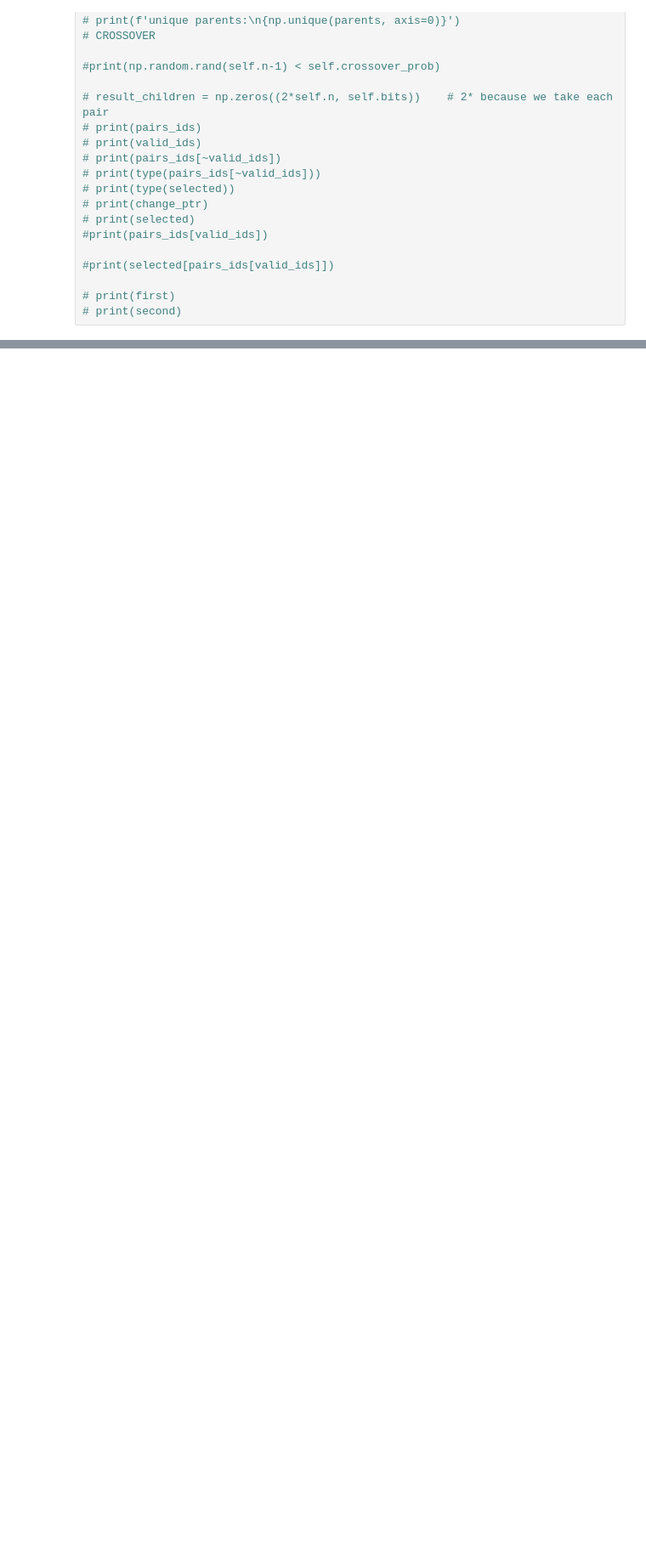
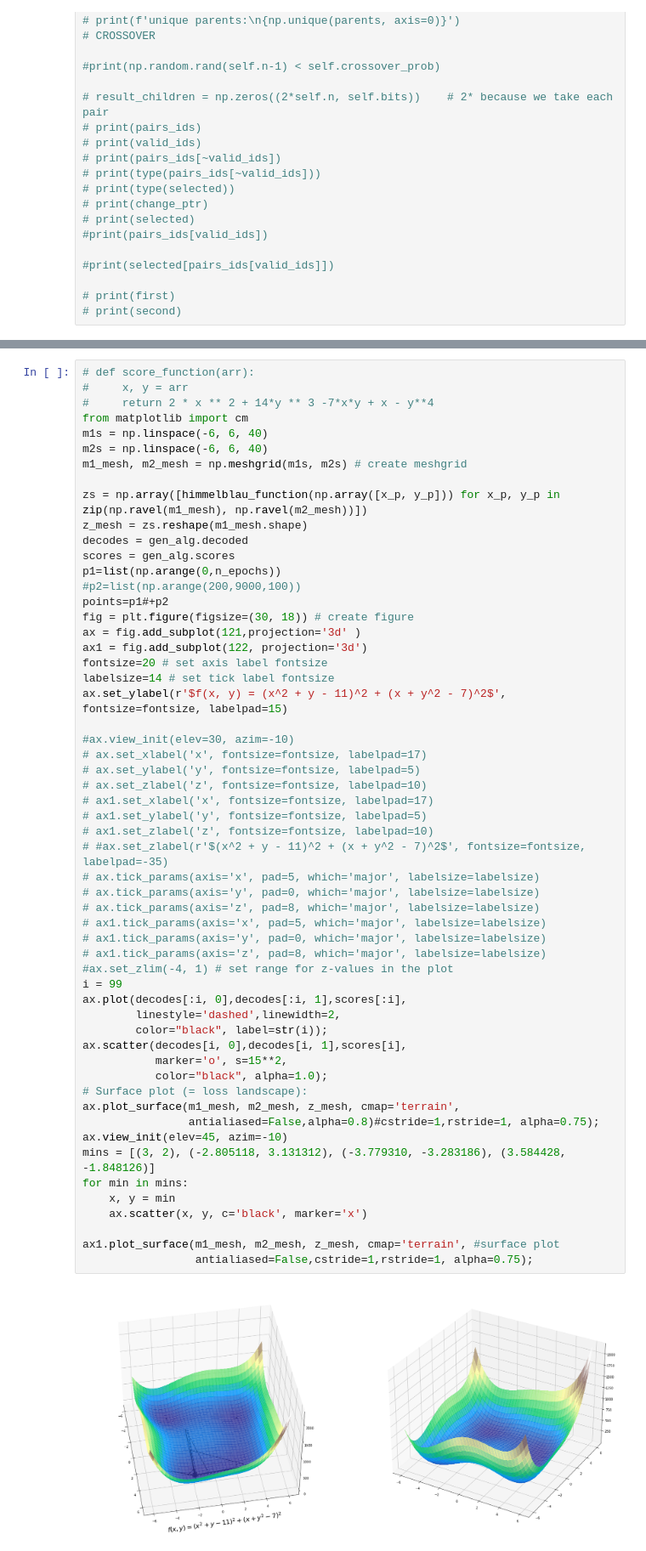
Before and after one commit to breadfan/genetic-algorithm, a Jupyter notebook: genetic.ipynb, the cells around one changed output, grey strips where cells are left out. Shown at 85% size. Cells and saved outputs as stored; diff of their text form; blank space fills up the shorter version.

```diff
--- a/genetic.ipynb
+++ b/genetic.ipynb
@@ -242,0 +269,58 @@ Epoch 9. The best element now is: 4 with value: 19.
+# %%
+# def score_function(arr):
+#     x, y = arr
+#     return 2 * x ** 2 + 14*y ** 3 -7*x*y + x - y**4
+from matplotlib import cm
+m1s = np.linspace(-6, 6, 40)
+m2s = np.linspace(-6, 6, 40)
+m1_mesh, m2_mesh = np.meshgrid(m1s, m2s) # create meshgrid
+
+zs = np.array([himmelblau_function(np.array([x_p, y_p])) for x_p, y_p in zip(np.ravel(m1_mesh), np.ravel(m2_mesh))])
+z_mesh = zs.reshape(m1_mesh.shape)
+decodes = gen_alg.decoded
+scores = gen_alg.scores
+p1=list(np.arange(0,n_epochs))
+#p2=list(np.arange(200,9000,100))
+points=p1#+p2
+fig = plt.figure(figsize=(30, 18)) # create figure
+ax = fig.add_subplot(121,projection='3d' )
+ax1 = fig.add_subplot(122, projection='3d')
+fontsize=20 # set axis label fontsize
+labelsize=14 # set tick label fontsize
+ax.set_ylabel(r'$f(x, y) = (x^2 + y - 11)^2 + (x + y^2 - 7)^2$', fontsize=fontsize, labelpad=15)
+
+#ax.view_init(elev=30, azim=-10)
+# ax.set_xlabel('x', fontsize=fontsize, labelpad=17)
+# ax.set_ylabel('y', fontsize=fontsize, labelpad=5)
+# ax.set_zlabel('z', fontsize=fontsize, labelpad=10)
+# ax1.set_xlabel('x', fontsize=fontsize, labelpad=17)
+# ax1.set_ylabel('y', fontsize=fontsize, labelpad=5)
+# ax1.set_zlabel('z', fontsize=fontsize, labelpad=10)
+# #ax.set_zlabel(r'$(x^2 + y - 11)^2 + (x + y^2 - 7)^2$', fontsize=fontsize, labelpad=-35)
+# ax.tick_params(axis='x', pad=5, which='major', labelsize=labelsize)
+# ax.tick_params(axis='y', pad=0, which='major', labelsize=labelsize)
+# ax.tick_params(axis='z', pad=8, which='major', labelsize=labelsize)
+# ax1.tick_params(axis='x', pad=5, which='major', labelsize=labelsize)
+# ax1.tick_params(axis='y', pad=0, which='major', labelsize=labelsize)
+# ax1.tick_params(axis='z', pad=8, which='major', labelsize=labelsize)
+#ax.set_zlim(-4, 1) # set range for z-values in the plot
+i = 99
+ax.plot(decodes[:i, 0],decodes[:i, 1],scores[:i],
+        linestyle='dashed',linewidth=2,
+        color="black", label=str(i));
+ax.scatter(decodes[i, 0],decodes[i, 1],scores[i],
+           marker='o', s=15**2,
+           color="black", alpha=1.0);
+# Surface plot (= loss landscape):
+ax.plot_surface(m1_mesh, m2_mesh, z_mesh, cmap='terrain',
+                antialiased=False,alpha=0.8)#cstride=1,rstride=1, alpha=0.75);
+ax.view_init(elev=45, azim=-10)
+mins = [(3, 2), (-2.805118, 3.131312), (-3.779310, -3.283186), (3.584428, -1.848126)]
+for min in mins:
+    x, y = min
+    ax.scatter(x, y, c='black', marker='x')
+
+ax1.plot_surface(m1_mesh, m2_mesh, z_mesh, cmap='terrain', #surface plot
+                 antialiased=False,cstride=1,rstride=1, alpha=0.75);
+# %% [output]
+[figure, added]
```
Also changed, not shown: parts of 10 cells of this notebook, 9 other files.
